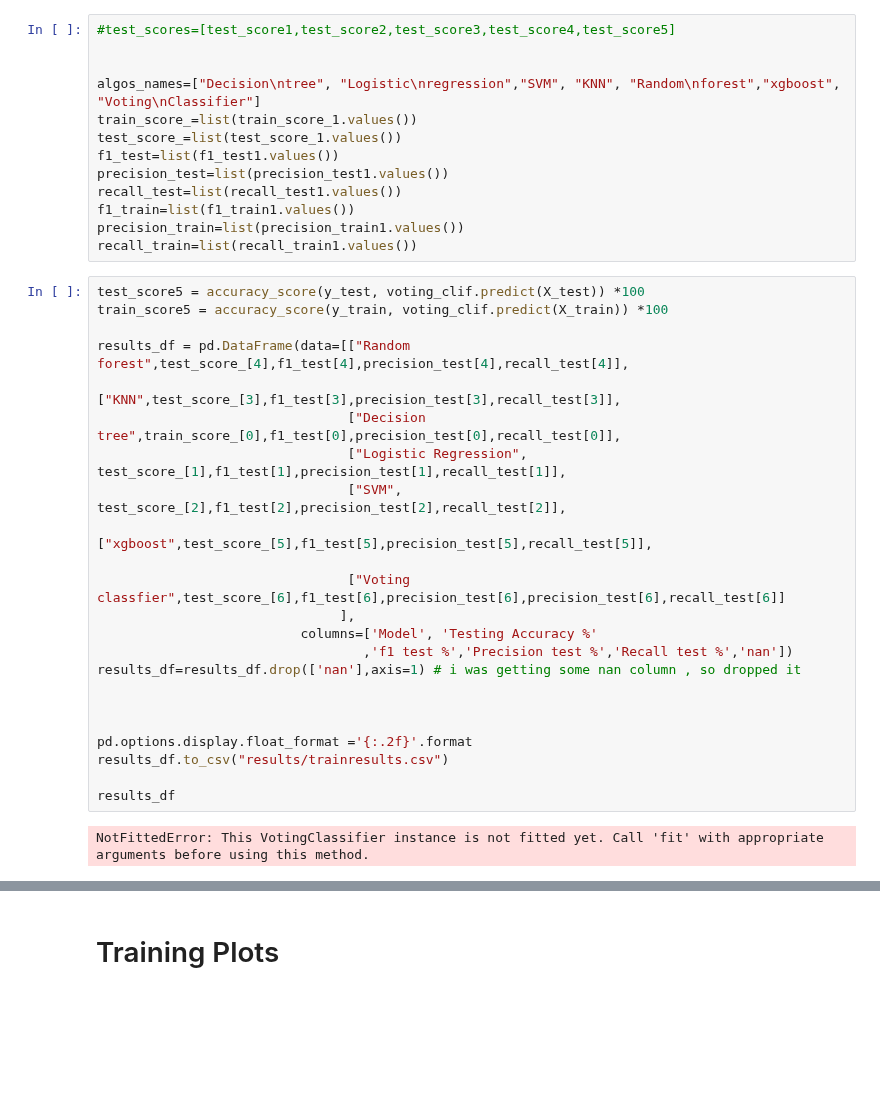
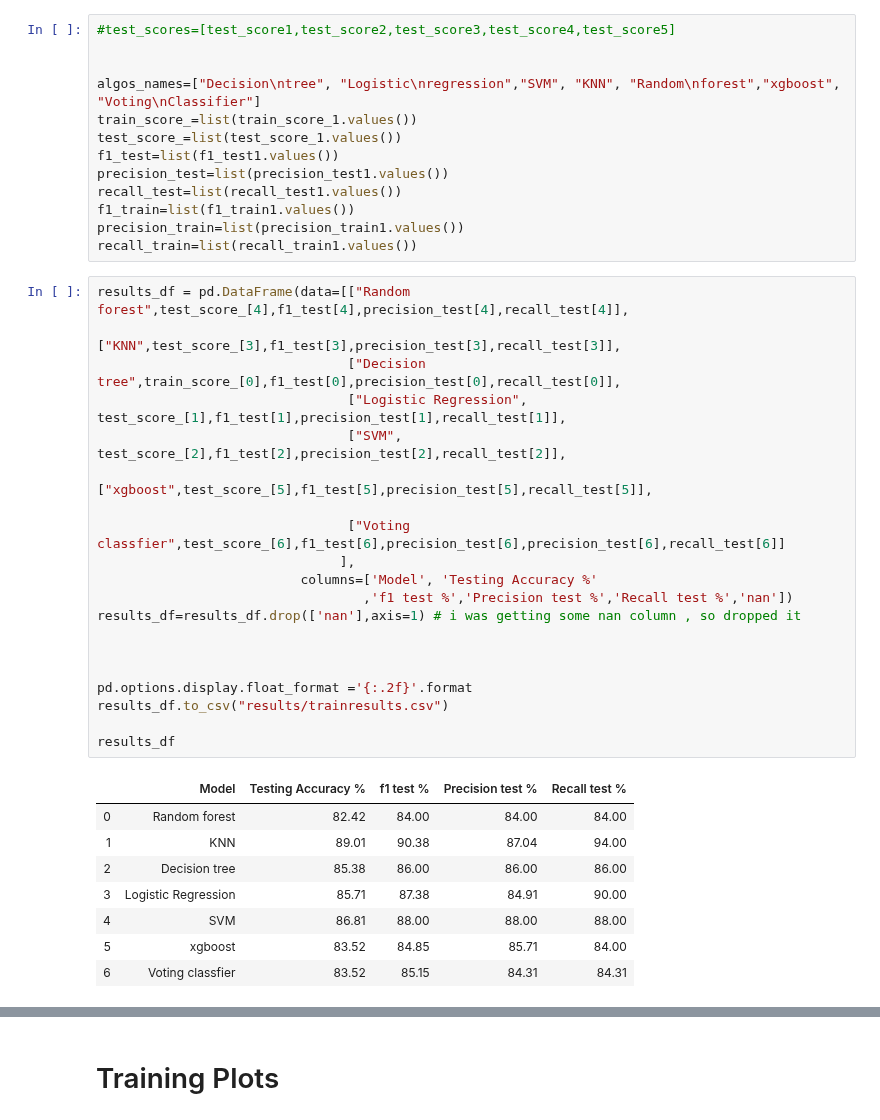
Before and after one commit to northcampus-university-of-kashmir/Heart-Disease-Detection-System, a Jupyter notebook: All in one_updated.ipynb, the cells around one changed output, grey strips where cells are left out. Cells and saved outputs as stored; diff of their text form; blank space fills up the shorter version.

Commit message:
modified bars training

```diff
--- a/All in one_updated.ipynb
+++ b/All in one_updated.ipynb
@@ -677,29 +697,33 @@ f1_train=list(f1_train1.values())
 precision_train=list(precision_train1.values())
 recall_train=list(recall_train1.values())
 # %%
-test_score5 = accuracy_score(y_test, voting_clif.predict(X_test)) *100
-train_score5 = accuracy_score(y_train, voting_clif.predict(X_train)) *100
-
 results_df = pd.DataFrame(data=[["Random forest",test_score_[4],f1_test[4],precision_test[4],recall_test[4]],
                                 ["KNN",test_score_[3],f1_test[3],precision_test[3],recall_test[3]],
                                 ["Decision tree",train_score_[0],f1_test[0],precision_test[0],recall_test[0]],
                                 ["Logistic Regression", test_score_[1],f1_test[1],precision_test[1],recall_test[1]],
                                 ["SVM", test_score_[2],f1_test[2],precision_test[2],recall_test[2]],
                                 ["xgboost",test_score_[5],f1_test[5],precision_test[5],recall_test[5]],
 
                                 ["Voting classfier",test_score_[6],f1_test[6],precision_test[6],precision_test[6],recall_test[6]]
                                ],
                           columns=['Model', 'Testing Accuracy %'
                                   ,'f1 test %','Precision test %','Recall test %','nan'])
 results_df=results_df.drop(['nan'],axis=1) # i was getting some nan column , so dropped it
 
 
 
 pd.options.display.float_format ='{:.2f}'.format
 results_df.to_csv("results/trainresults.csv")
 
 results_df
 # %% [output]
-NotFittedError: This VotingClassifier instance is not fitted yet. Call 'fit' with appropriate arguments before using this method.
+|  | Model | Testing Accuracy % | f1 test % | Precision test % | Recall test % |
+| 0 | Random forest | 82.42 | 84.00 | 84.00 | 84.00 |
+| 1 | KNN | 89.01 | 90.38 | 87.04 | 94.00 |
+| 2 | Decision tree | 85.38 | 86.00 | 86.00 | 86.00 |
+| 3 | Logistic Regression | 85.71 | 87.38 | 84.91 | 90.00 |
+| 4 | SVM | 86.81 | 88.00 | 88.00 | 88.00 |
+| 5 | xgboost | 83.52 | 84.85 | 85.71 | 84.00 |
+| 6 | Voting classfier | 83.52 | 85.15 | 84.31 | 84.31 |
 # %%
 test_score_1
```
Also changed, not shown: parts of 19 cells of this notebook, 2 other files.
